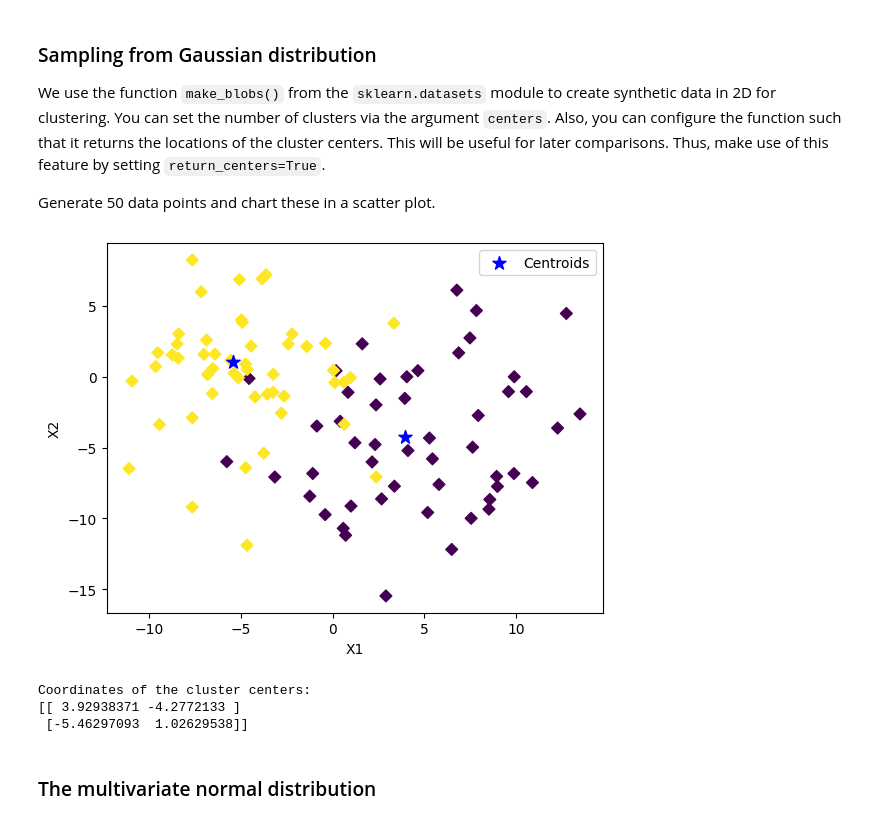
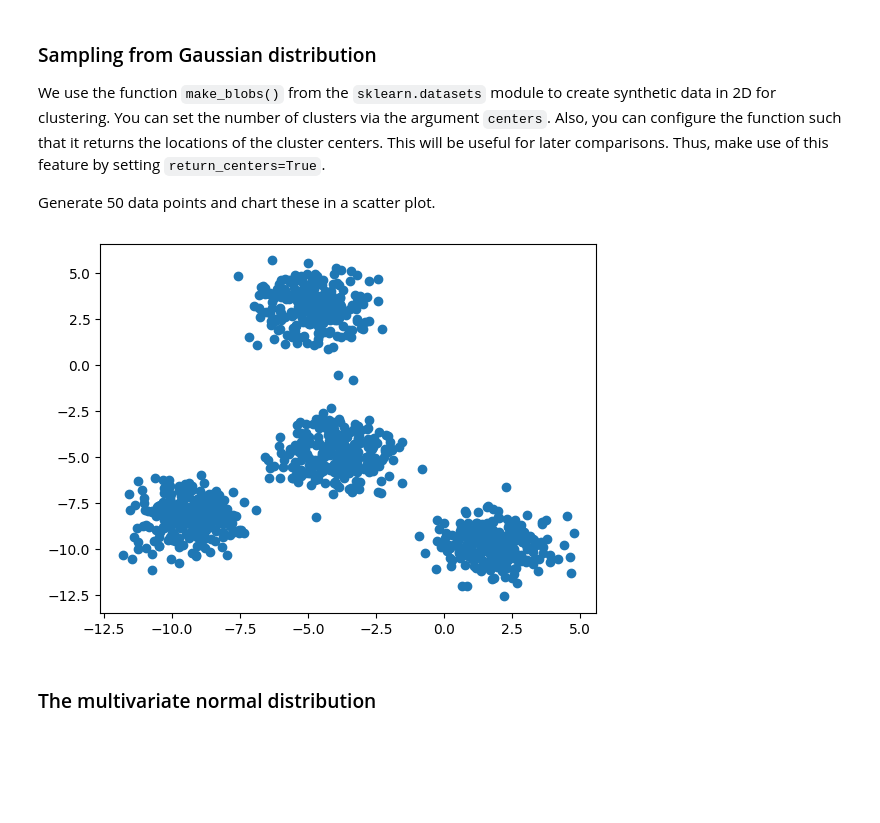
Before and after one commit to Humboldt-WI/IPML, a Jupyter notebook: tutorial_notebooks/t5_clustering_solution.ipynb, the cells around one changed output. Saved outputs shown, nothing was run; the diff lists cells and outputs as text; code cells hidden in the pictures; blank space fills up the shorter version.

```diff
--- a/tutorial_notebooks/t5_clustering_solution.ipynb
+++ b/tutorial_notebooks/t5_clustering_solution.ipynb
@@ -14,29 +13,13 @@ import pandas as pd
 We use the function `make_blobs()` from the `sklearn.datasets` module to create synthetic data in 2D for clustering. You can set the number of clusters via the argument `centers`. Also, you can configure the function such that it returns the locations of the cluster centers. This will be useful for later comparisons. Thus, make use of this feature by setting `return_centers=True`.
 
 Generate 50 data points and chart these in a scatter plot.
-# %%
-from sklearn.datasets import make_blobs
-# Generate the data
-X, cluster_assignment, centers = make_blobs(n_samples=100,
-                                            n_features=2,
-                                            centers=2,
-                                            cluster_std=4,
-                                            return_centers=True,
-                                            random_state=123)
-# Plot the data
-plt.scatter(x=X[:,0], y=X[:,1], c=cluster_assignment, marker='D')
-plt.scatter(x=centers[:,0], y=centers[:,1], c='blue', marker='*', s=100, label='Centroids')
-plt.xlabel('X1')
-plt.ylabel('X2')
-plt.legend(loc='best')
-plt.show()
-print('Coordinates of the cluster centers:')
-print(centers)
-# %% [output]
-[figure, removed]
-Coordinates of the cluster centers:
-[[ 3.92938371 -4.2772133 ]
- [-5.46297093  1.02629538]]
+# %%
+from sklearn.datasets import make_blobs
+
+blobs = make_blobs(1000, 2, centers=4)
+plt.scatter(blobs[0][:,0], blobs[0][:,1]);
+# %% [output]
+[figure, added]
 # %% [markdown]
 ### The multivariate normal distribution
 # %% [markdown]
```
Also changed, not shown: parts of 23 cells of this notebook.
